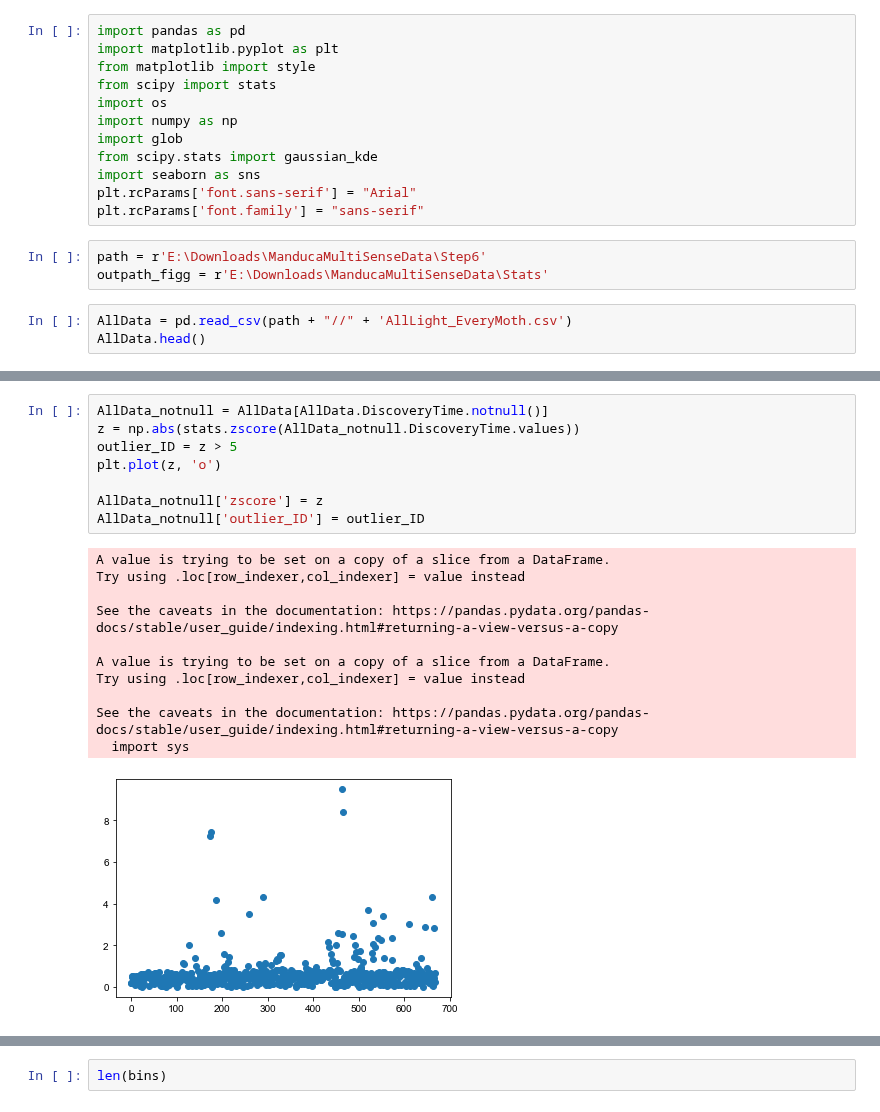
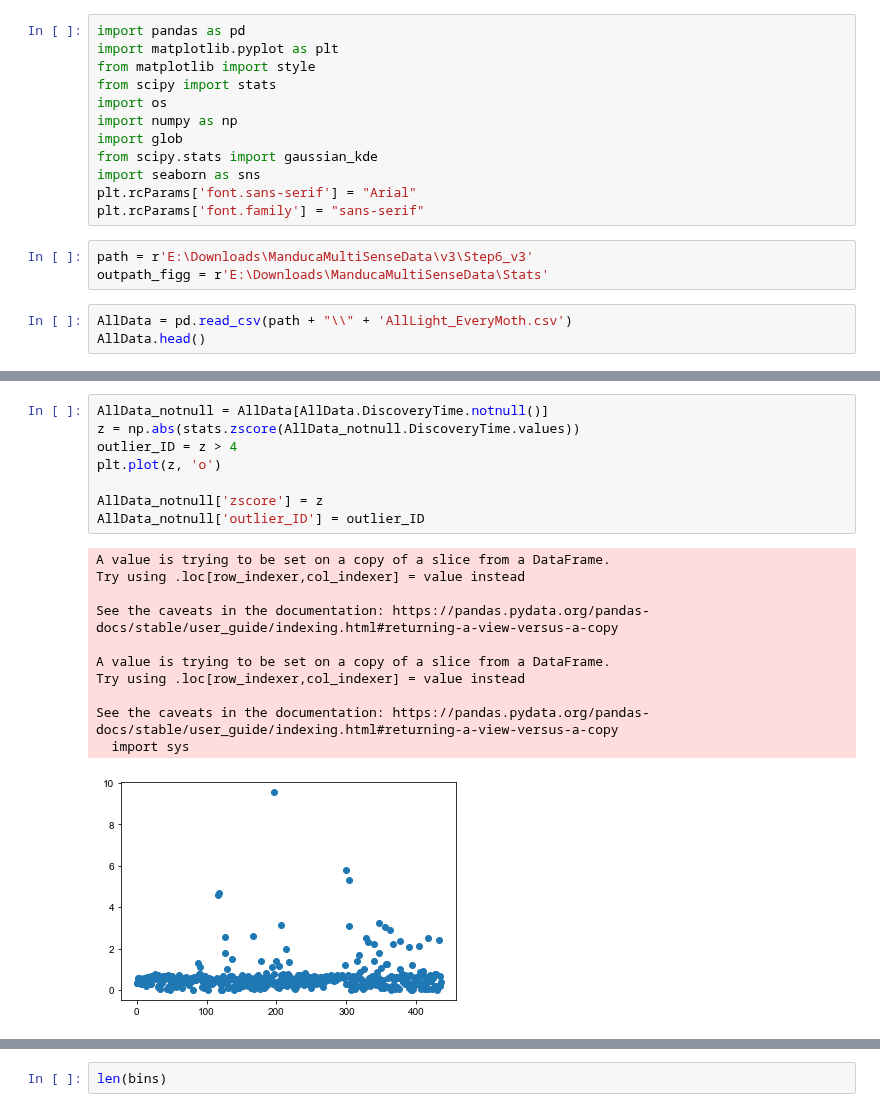
Before and after one commit to itsMahad/ManducaMultiSenseFeeding, a Jupyter notebook: A_Step3_Learning_Curves_And_Probability_Distributions_Git.ipynb, the cells around one changed output, grey strips where cells are left out. Cells and saved outputs as stored; diff of their text form.

```diff
--- a/A_Step3_Learning_Curves_And_Probability_Distributions_Git.ipynb
+++ b/A_Step3_Learning_Curves_And_Probability_Distributions_Git.ipynb
@@ -11,10 +11,10 @@ import seaborn as sns
 plt.rcParams['font.sans-serif'] = "Arial"
 plt.rcParams['font.family'] = "sans-serif"
 # %%
-path = r'E:\Downloads\ManducaMultiSenseData\Step6'
+path = r'E:\Downloads\ManducaMultiSenseData\v3\Step6_v3'
 outpath_figg = r'E:\Downloads\ManducaMultiSenseData\Stats'
 # %%
-AllData = pd.read_csv(path + "//" + 'AllLight_EveryMoth.csv')
+AllData = pd.read_csv(path + "\\" + 'AllLight_EveryMoth.csv')
 AllData.head()
 # %% [output]
 |  | Unnamed: 0 | Unnamed: 0.1 | In_Frame | Out_Frame | Proboscis | DiscoveryTime | trialNum | name |
@@ -47,23 +31,23 @@ AllData_notnull
 # %%
 AllData_notnull = AllData[AllData.DiscoveryTime.notnull()]
 z = np.abs(stats.zscore(AllData_notnull.DiscoveryTime.values))
-outlier_ID = z > 5
+outlier_ID = z > 4
 plt.plot(z, 'o')
 
 AllData_notnull['zscore'] = z
 AllData_notnull['outlier_ID'] = outlier_ID
 # %% [output]
 A value is trying to be set on a copy of a slice from a DataFrame.
 Try using .loc[row_indexer,col_indexer] = value instead
 
 See the caveats in the documentation: https://pandas.pydata.org/pandas-docs/stable/user_guide/indexing.html#returning-a-view-versus-a-copy
 
 A value is trying to be set on a copy of a slice from a DataFrame.
 Try using .loc[row_indexer,col_indexer] = value instead
 
 See the caveats in the documentation: https://pandas.pydata.org/pandas-docs/stable/user_guide/indexing.html#returning-a-view-versus-a-copy
   import sys
-[figure, old version]
+[figure, new version]
 # %%
 AllData_notnull[AllData_notnull.outlier_ID == True]
 # %% [output]
```
Also changed, not shown: parts of 66 cells of this notebook, 11 other files.
